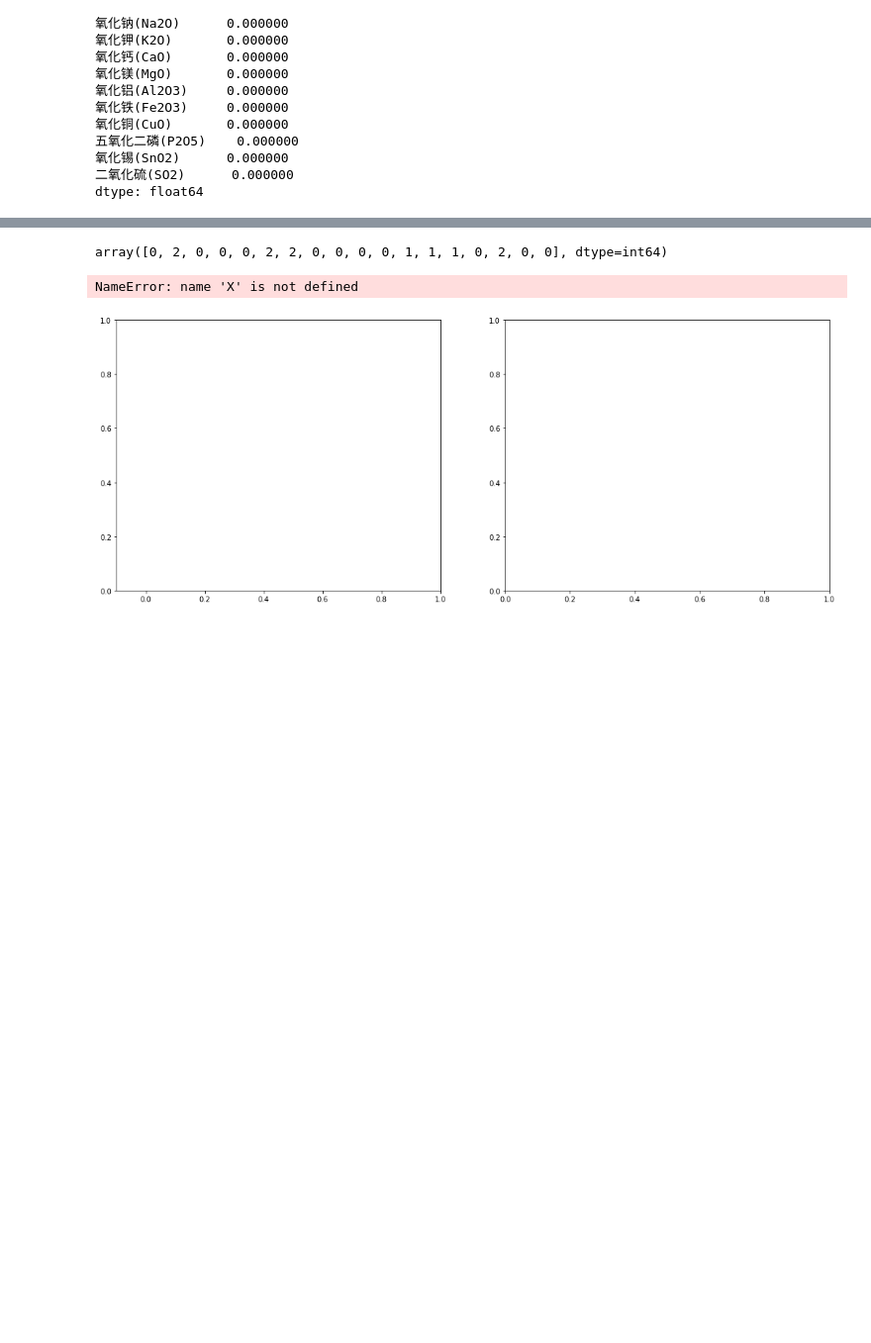
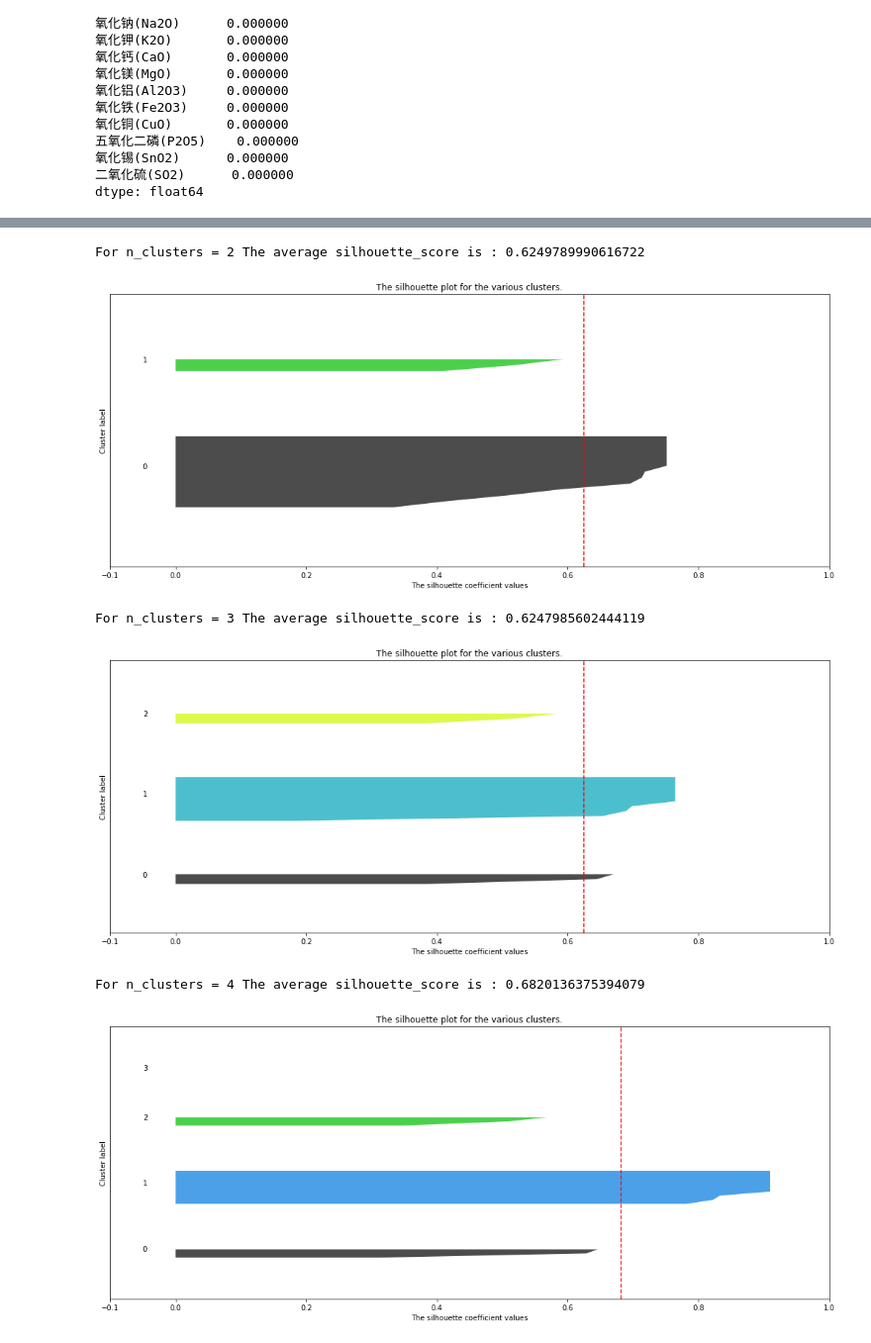
Before and after one commit to SunDocker/MCM, a Jupyter notebook: 2022C/question2.ipynb, the cells around one changed output, grey strips where cells are left out. Shown at 99% size. Drawn from its saved outputs; the diff is of its cells as text; code cells hidden in the pictures; blank space fills up the shorter version.

```diff
--- a/2022C/question2.ipynb
+++ b/2022C/question2.ipynb
@@ -203,4 +203,6 @@ dtype: float64
 # %%
-from sklearn.preprocessing import MinMaxScaler
 df2_k_cc = df2_valid[df2_valid.类型=='高钾'].drop(['文物编号','文物采样点','纹饰','类型','颜色','表面风化'],axis=1)
-df2_k_cc_mm = pd.DataFrame(MinMaxScaler().fit(df2_k_cc).transform(df2_k_cc), columns=df2_k_cc.columns)
+df2_k_cc.iloc[1] = df2_k_cc.iloc[1:3].mean()
+df2_k_cc.iloc[5] = df2_k_cc.iloc[5:7].mean()
+df2_k_cc = df2_k_cc.drop([3,7])
+df2_k_cc
@@ -224,5 +244,5 @@ df2_k_cc_mm = pd.DataFrame(MinMaxScaler().fit(df2_k_cc).transform(df2_k_cc), col
 dtype: float64
 # %%
-df2_k_cc_cluster = df2_k_cc[['氧化锡(SnO2)','氧化钠(Na2O)','二氧化硫(SO2)','氧化铅(PbO)','氧化钡(BaO)']]
+df2_k_cc_cluster = df2_k_cc[['氧化锡(SnO2)','氧化钡(BaO)','氧化钠(Na2O)','二氧化硫(SO2)','氧化铅(PbO)', '氧化锶(SrO)']]
 df2_k_cc_cluster
 # %% [output]
@@ -246,9 +266,3 @@ df2_k_cc_cluster
-# %%
-from sklearn.cluster import AgglomerativeClustering
-ac = AgglomerativeClustering(n_clusters=3, compute_full_tree=True).fit(df2_k_cc_cluster)
-ac.labels_
-# %% [output]
-array([0, 2, 0, 0, 0, 2, 2, 0, 0, 0, 0, 1, 1, 1, 0, 2, 0, 0], dtype=int64)
 # %%
 # 包装成一个大循环
 from sklearn.cluster import KMeans
@@ -256,63 +270,48 @@ from sklearn.metrics import silhouette_samples, silhouette_score
 
 import matplotlib.pyplot as plt
 import matplotlib.cm as cm
-import numpy as np
 
-for n_clusters in [2,3,4,5,6,7]:
+X_k = df2_k_cc_cluster
+for n_clusters in [2,3,4]:
     n_clusters = n_clusters
-    fig, (ax1, ax2) = plt.subplots(1, 2)
+    fig, ax1 = plt.subplots(1)
     fig.set_size_inches(18, 7)
     ax1.set_xlim([-0.1, 1])
-    ax1.set_ylim([0, X.shape[0] + (n_clusters + 1) * 10])
-    clusterer = KMeans(n_clusters=n_clusters, random_state=10).fit(X)
+    ax1.set_ylim([0, X_k.shape[0] + (n_clusters + 1) * 10])
+    clusterer = KMeans(n_clusters=n_clusters, random_state=2022).fit(X_k)
     cluster_labels = clusterer.labels_
-    silhouette_avg = silhouette_score(X, cluster_labels)
+    silhouette_avg = silhouette_score(X_k, cluster_labels)
     print("For n_clusters =", n_clusters,
           "The average silhouette_score is :", silhouette_avg)
-    sample_silhouette_values = silhouette_samples(X, cluster_labels)
+    sample_silhouette_values = silhouette_samples(X_k, cluster_labels)
     y_lower = 10
     for i in range(n_clusters):
         ith_cluster_silhouette_values = sample_silhouette_values[cluster_labels == i]
         ith_cluster_silhouette_values.sort()
         size_cluster_i = ith_cluster_silhouette_values.shape[0]
         y_upper = y_lower + size_cluster_i
         color = cm.nipy_spectral(float(i)/n_clusters)
         ax1.fill_betweenx(np.arange(y_lower, y_upper)
                           ,ith_cluster_silhouette_values
                           ,facecolor=color
                           ,alpha=0.7
                          )
         ax1.text(-0.05
                  , y_lower + 0.5 * size_cluster_i
                  , str(i))
         y_lower = y_upper + 10
 
     ax1.set_title("The silhouette plot for the various clusters.")
     ax1.set_xlabel("The silhouette coefficient values")
     ax1.set_ylabel("Cluster label")
     ax1.axvline(x=silhouette_avg, color="red", linestyle="--")
     ax1.set_yticks([])
     ax1.set_xticks([-0.1, 0, 0.2, 0.4, 0.6, 0.8, 1])
-
-    colors = cm.nipy_spectral(cluster_labels.astype(float) / n_clusters)
-    ax2.scatter(X[:, 0], X[:, 1]
-                ,marker='o'
-                ,s=8
-                ,c=colors
-               )
-    centers = clusterer.cluster_centers_
-    # Draw white circles at cluster centers
-    ax2.scatter(centers[:, 0], centers[:, 1], marker='x',
-                c="red", alpha=1, s=200)
-
-    ax2.set_title("The visualization of the clustered data.")
-    ax2.set_xlabel("Feature space for the 1st feature")
-    ax2.set_ylabel("Feature space for the 2nd feature")
-
-    plt.suptitle(("Silhouette analysis for KMeans clustering on sample data "
-                  "with n_clusters = %d" % n_clusters),
-                 fontsize=14, fontweight='bold')
     plt.show()
 # %% [output]
-NameError: name 'X' is not defined
+For n_clusters = 2 The average silhouette_score is : 0.6249789990616722
-[figure, old version]
+[figure, new version]
+For n_clusters = 3 The average silhouette_score is : 0.6247985602444119
+[figure, added]
+For n_clusters = 4 The average silhouette_score is : 0.6820136375394079
+[figure, added]
```
Also changed, not shown: parts of 23 cells of this notebook, 8 other files.
